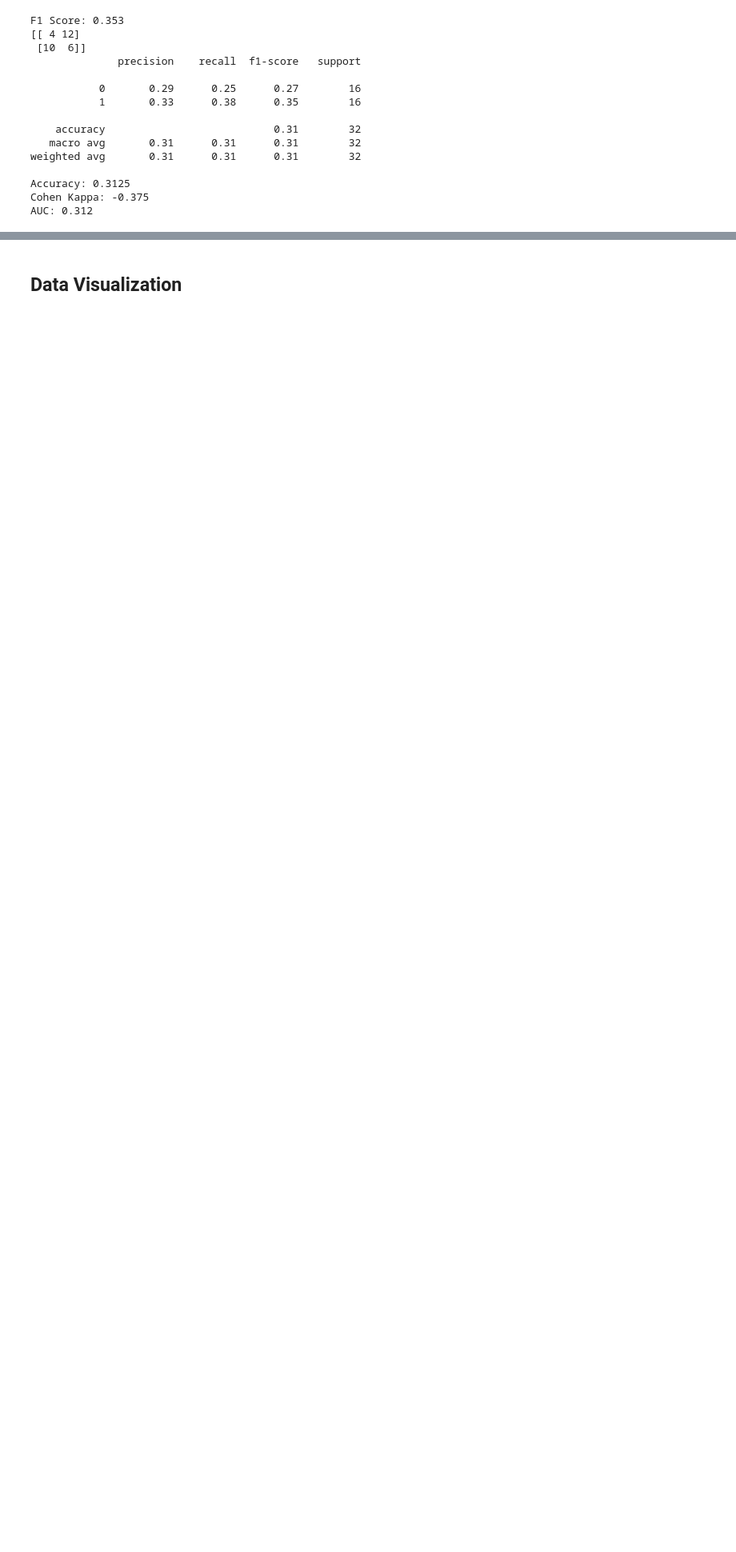
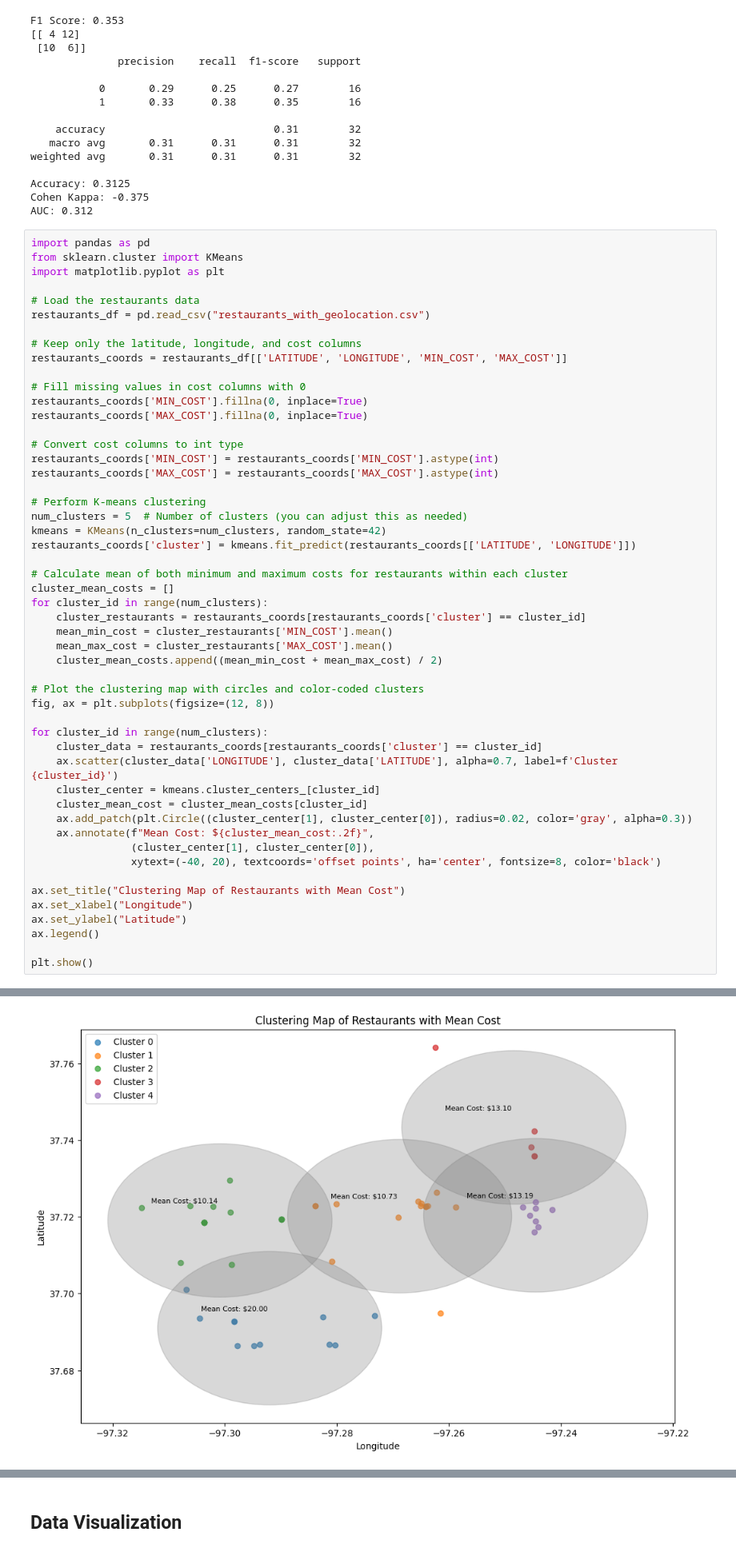
Before and after one commit to MarshallMor/Data-Science-Project, a Jupyter notebook: Group 5 Milestone 2.ipynb, the cells around one changed output, grey strips where cells are left out. Shown at 80% size. Cells and saved outputs as stored; diff of their text form; blank space fills up the shorter version.

```diff
--- a/Group 5 Milestone 2.ipynb
+++ b/Group 5 Milestone 2.ipynb
@@ -437,3 +437,55 @@ weighted avg       0.31      0.31      0.31        32
 Accuracy: 0.3125
 Cohen Kappa: -0.375
 AUC: 0.312
+# %%
+import pandas as pd
+from sklearn.cluster import KMeans
+import matplotlib.pyplot as plt
+
+# Load the restaurants data
+restaurants_df = pd.read_csv("restaurants_with_geolocation.csv")
+
+# Keep only the latitude, longitude, and cost columns
+restaurants_coords = restaurants_df[['LATITUDE', 'LONGITUDE', 'MIN_COST', 'MAX_COST']]
+
+# Fill missing values in cost columns with 0
+restaurants_coords['MIN_COST'].fillna(0, inplace=True)
+restaurants_coords['MAX_COST'].fillna(0, inplace=True)
+
+# Convert cost columns to int type
+restaurants_coords['MIN_COST'] = restaurants_coords['MIN_COST'].astype(int)
+restaurants_coords['MAX_COST'] = restaurants_coords['MAX_COST'].astype(int)
+
+# Perform K-means clustering
+num_clusters = 5  # Number of clusters (you can adjust this as needed)
+kmeans = KMeans(n_clusters=num_clusters, random_state=42)
+restaurants_coords['cluster'] = kmeans.fit_predict(restaurants_coords[['LATITUDE', 'LONGITUDE']])
+
+# Calculate mean of both minimum and maximum costs for restaurants within each cluster
+cluster_mean_costs = []
+for cluster_id in range(num_clusters):
+    cluster_restaurants = restaurants_coords[restaurants_coords['cluster'] == cluster_id]
+    mean_min_cost = cluster_restaurants['MIN_COST'].mean()
+    mean_max_cost = cluster_restaurants['MAX_COST'].mean()
+    cluster_mean_costs.append((mean_min_cost + mean_max_cost) / 2)
+
+# Plot the clustering map with circles and color-coded clusters
+fig, ax = plt.subplots(figsize=(12, 8))
+
+for cluster_id in range(num_clusters):
+    cluster_data = restaurants_coords[restaurants_coords['cluster'] == cluster_id]
+    ax.scatter(cluster_data['LONGITUDE'], cluster_data['LATITUDE'], alpha=0.7, label=f'Cluster {cluster_id}')
+    cluster_center = kmeans.cluster_centers_[cluster_id]
+    cluster_mean_cost = cluster_mean_costs[cluster_id]
+    ax.add_patch(plt.Circle((cluster_center[1], cluster_center[0]), radius=0.02, color='gray', alpha=0.3))
+    ax.annotate(f"Mean Cost: ${cluster_mean_cost:.2f}",
+                (cluster_center[1], cluster_center[0]),
+                xytext=(-40, 20), textcoords='offset points', ha='center', fontsize=8, color='black')
+
+ax.set_title("Clustering Map of Restaurants with Mean Cost")
+ax.set_xlabel("Longitude")
+ax.set_ylabel("Latitude")
+ax.legend()
+
+plt.show()
+# %% [output]
@@ -439,0 +509 @@ AUC: 0.312
+[figure, added]
```
Also changed, not shown: parts of 5 cells of this notebook.
